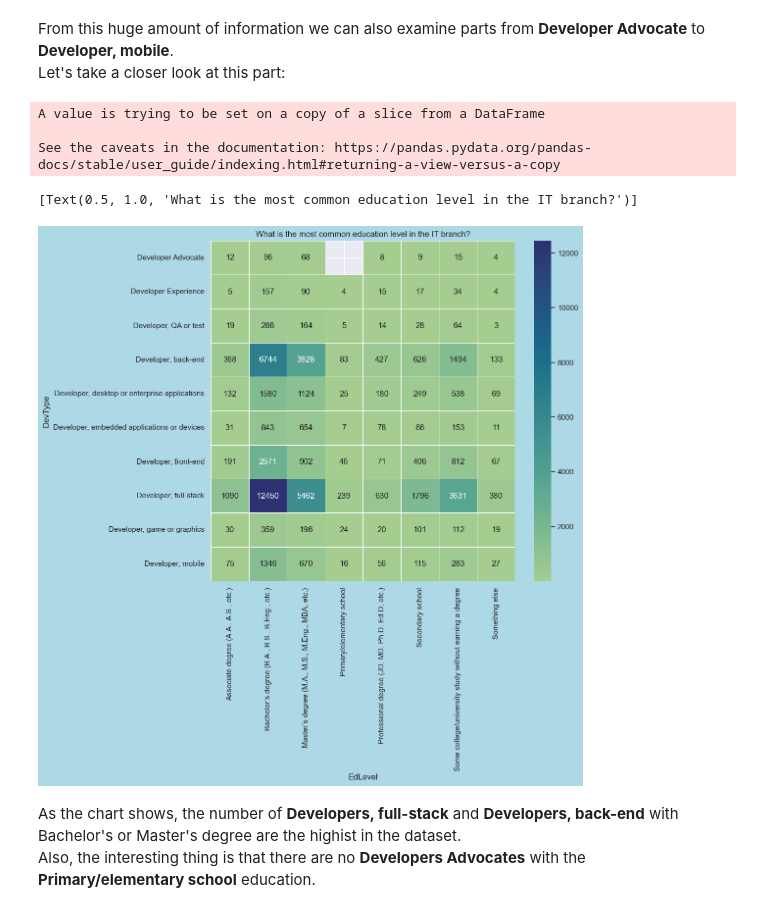
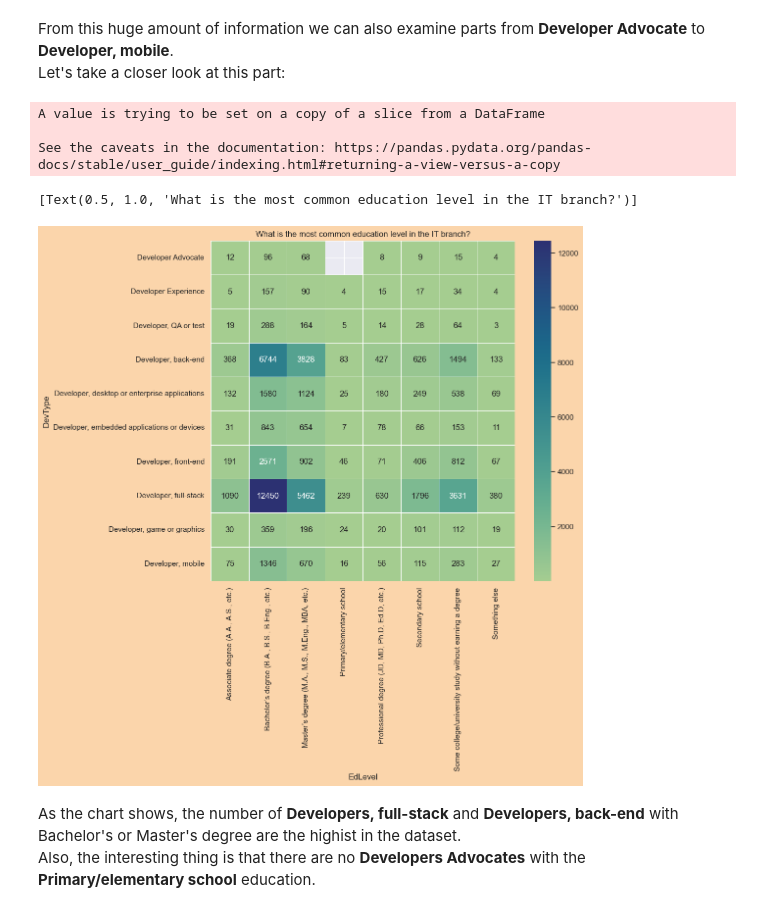
Before and after one commit to DzmitryPihulski/Stack_Overflow_data_analysis, a Jupyter notebook: project.ipynb, the cells around one changed output. Saved outputs shown, nothing was run; the diff lists cells and outputs as text; code cells hidden in the pictures.

```diff
--- a/project.ipynb
+++ b/project.ipynb
@@ -246,7 +255,7 @@ data=EdLevel_and_Job.groupby(['EdLevel','DevType'], as_index=False).count()
 data=data.pivot(index='EdLevel', columns='DevType',values='LearnCode')
 data=data.T
 
-sns.set(rc = {'figure.figsize':(10, 9),'figure.facecolor':'lightblue'})
+sns.set(rc = {'figure.figsize':(10, 9),'figure.facecolor':'#FBD5AB'})
 sns.heatmap(
     data,
     xticklabels=data.columns,
@@ -269,28 +278,28 @@ Let's take a closer look at this part:
 # %%
 EdLevel_and_Job=df[['EdLevel','DevType', 'LearnCode']]
 dict={'Secondary school (e.g. American high school, German Realschule or Gymnasium, etc.)':'Secondary school'}
 EdLevel_and_Job.replace(dict, inplace=True)
 data=EdLevel_and_Job.groupby(['EdLevel','DevType'], as_index=False).count()
 data=data.pivot(index='EdLevel', columns='DevType',values='LearnCode')
 data=data[data.columns[8:18]]
 data=data.T
 
 
-sns.set(rc = {'figure.figsize':(10, 9),'figure.facecolor':'lightblue'})
+sns.set(rc = {'figure.figsize':(10, 9),'figure.facecolor':'#FBD5AB'})
 sns.heatmap(
     data,
     xticklabels=data.columns,
     linewidth=.5,
     cmap="crest",
     annot=True,
     fmt=".0f"
     ).set(title='What is the most common education level in the IT branch?')
 # %% [output]
 A value is trying to be set on a copy of a slice from a DataFrame
 
 See the caveats in the documentation: https://pandas.pydata.org/pandas-docs/stable/user_guide/indexing.html#returning-a-view-versus-a-copy
 [Text(0.5, 1.0, 'What is the most common education level in the IT branch?')]
-[figure, old version]
+[figure, new version]
 # %% [markdown]
 As the chart shows, the number of <b>Developers, full-stack</b> and <b>Developers, back-end</b> with Bachelor's or Master's degree are the highist in the dataset.<br>
 Also, the interesting thing is that there are no <b>Developers Advocates</b> with the <b>Primary/elementary school</b> education.
```
Also changed, not shown: parts of 5 cells of this notebook, 1 other file.
